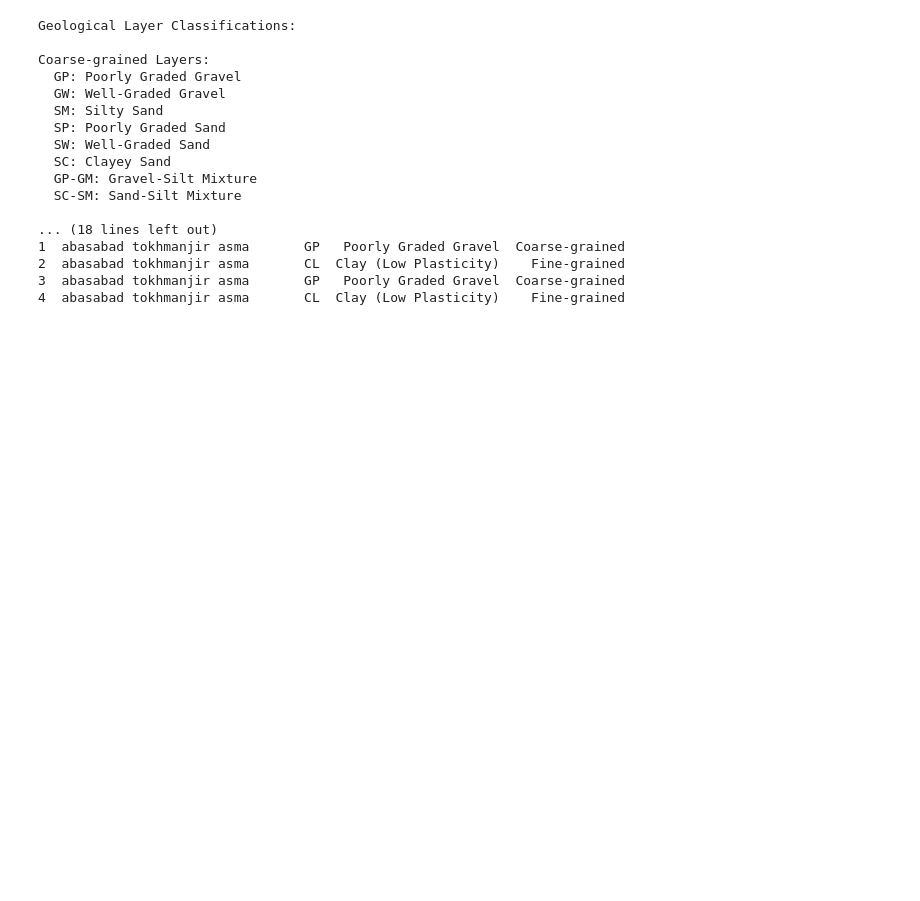
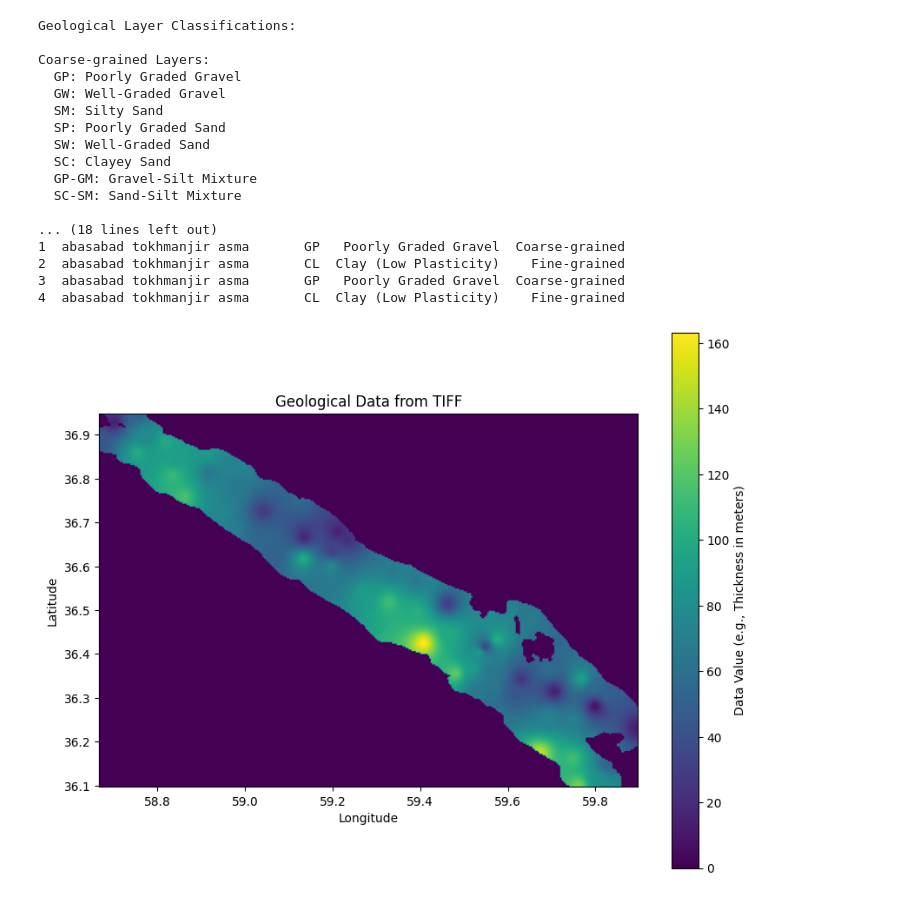
Before and after one commit to AliRezaee86/Data_Analysis, a Jupyter notebook: Aquifer_geological.ipynb, the cells around one changed output. Drawn from its saved outputs; the diff is of its cells as text; code cells hidden in the pictures; blank space fills up the shorter version.

Commit message:
add water depth data

```diff
--- a/Aquifer_geological.ipynb
+++ b/Aquifer_geological.ipynb
@@ -158,3 +158,40 @@ Coarse-grained Layers:
 2  abasabad tokhmanjir asma       CL  Clay (Low Plasticity)    Fine-grained
 3  abasabad tokhmanjir asma       GP   Poorly Graded Gravel  Coarse-grained
 4  abasabad tokhmanjir asma       CL  Clay (Low Plasticity)    Fine-grained
+# %%
+import rasterio
+import matplotlib.pyplot as plt
+import numpy as np
+
+# Placeholder path for the TIFF file (replace with your actual file path)
+tiff_path = "WL20241.tif"
+
+try:
+    # Open the TIFF file
+    with rasterio.open(tiff_path) as src:
+        # Read the first band of the TIFF (modify if multi-band data is needed)
+        data = src.read(1)
+        # Get the spatial extent for plotting
+        extent = [src.bounds.left, src.bounds.right, src.bounds.bottom, src.bounds.top]
+
+    # Mask invalid data (e.g., NoData values)
+    data = np.ma.masked_invalid(data)
+
+    # Create a plot
+    plt.figure(figsize=(10, 8))
+    im = plt.imshow(data, cmap='viridis', extent=extent)
+    plt.colorbar(im, label='Data Value (e.g., Thickness in meters)')
+    plt.title('Geological Data from TIFF')
+    plt.xlabel('Longitude')
+    plt.ylabel('Latitude')
+    plt.grid(False)
+
+    # Show the plot
+    plt.show()
+
+except FileNotFoundError:
+    print(f"Error: The file '{tiff_path}' was not found. Please provide the correct path.")
+except Exception as e:
+    print(f"Error: Failed to process the TIFF file. Details: {str(e)}")
+# %% [output]
+[figure, added]
```
Also changed, not shown: parts of 1 cell of this notebook.
